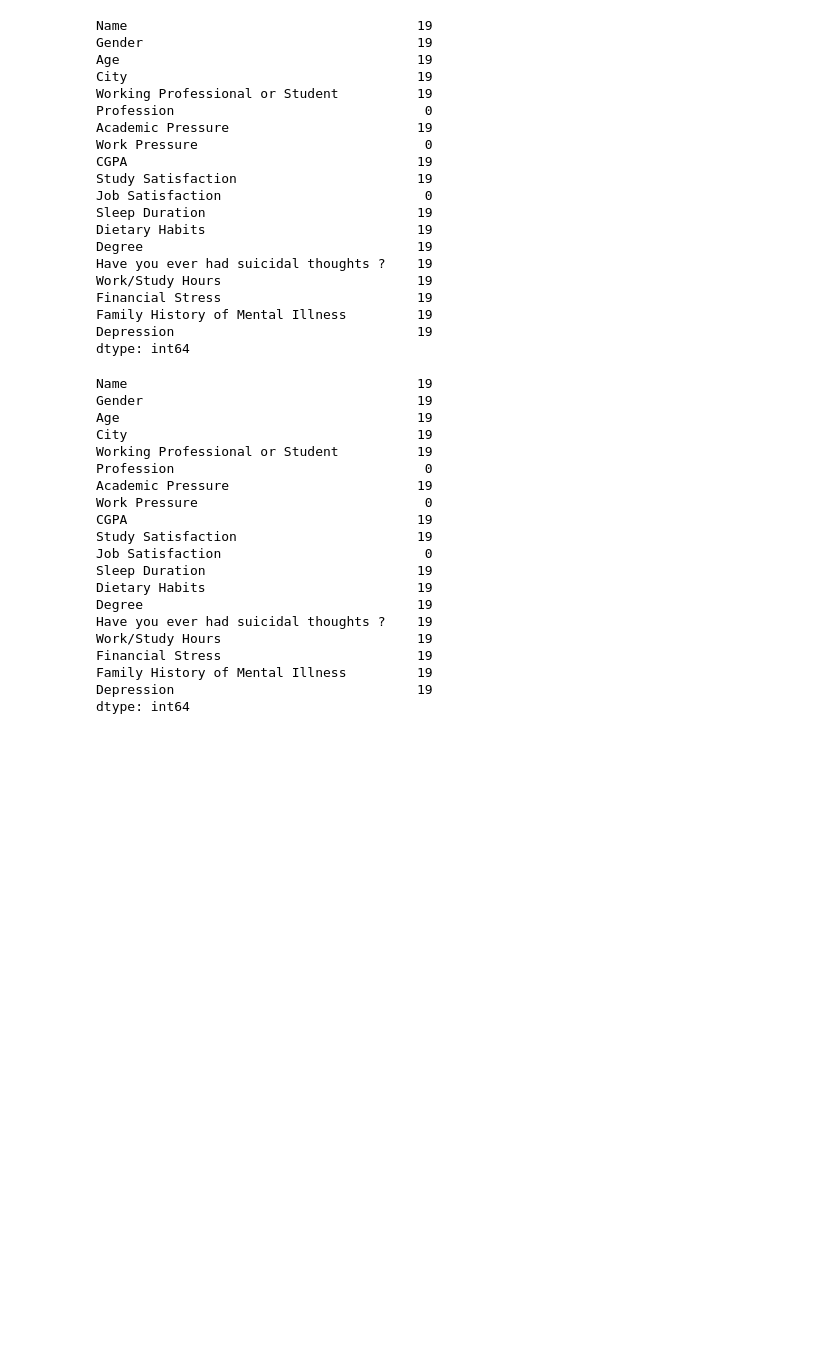
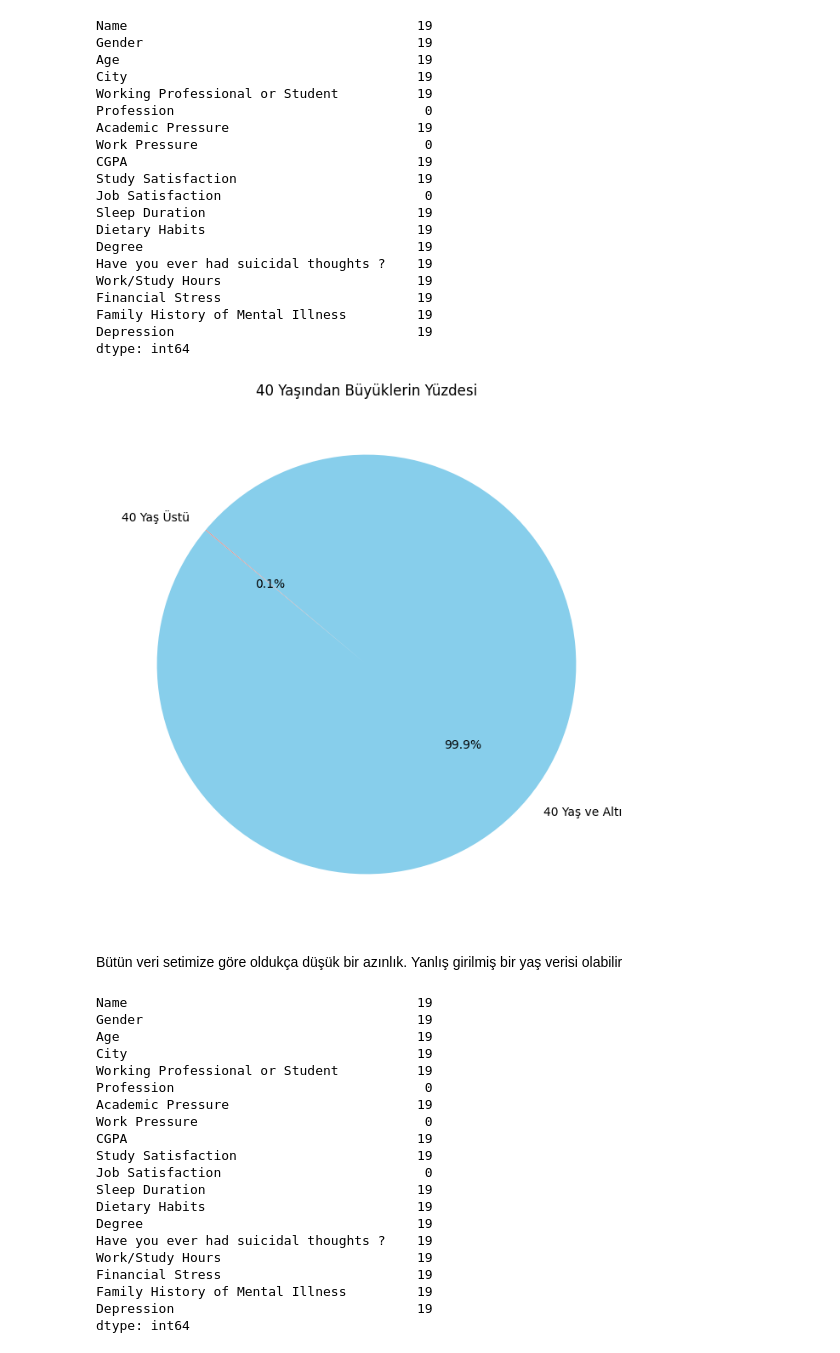
Before and after one commit to mutuceng/depression-risk-classification, a Jupyter notebook: Backend/ML/data_prep.ipynb, the cells around one changed output. Drawn from its saved outputs; the diff is of its cells as text; code cells hidden in the pictures; blank space fills up the shorter version.

```diff
--- a/Backend/ML/data_prep.ipynb
+++ b/Backend/ML/data_prep.ipynb
@@ -231,6 +262,25 @@ Financial Stress                         19
 Family History of Mental Illness         19
 Depression                               19
 dtype: int64
+# %%
+age2_count = len(age2)
+total_count = len(std_trainset)
+age2_percentage = (age2_count / total_count) * 100
+others_percentage = 100 - age2_percentage
+
+labels = ['40 Yaş Üstü', '40 Yaş ve Altı']
+sizes = [age2_percentage, others_percentage]
+colors = ['salmon', 'skyblue']
+
+
+plt.figure(figsize=(8, 8))
+plt.pie(sizes, labels=labels, autopct='%1.1f%%', startangle=140, colors=colors)
+plt.title('40 Yaşından Büyüklerin Yüzdesi')
+plt.show()
+# %% [output]
+[figure, added]
+# %% [markdown]
+Bütün veri setimize göre oldukça düşük bir azınlık. Yanlış girilmiş bir yaş verisi olabilir
 # %%
 null_rows = age2[age2[['Profession', 'Work Pressure', 'Job Satisfaction']].isnull().all(axis=1)]
 
```
Also changed, not shown: parts of 33 cells of this notebook, 10 other files.
